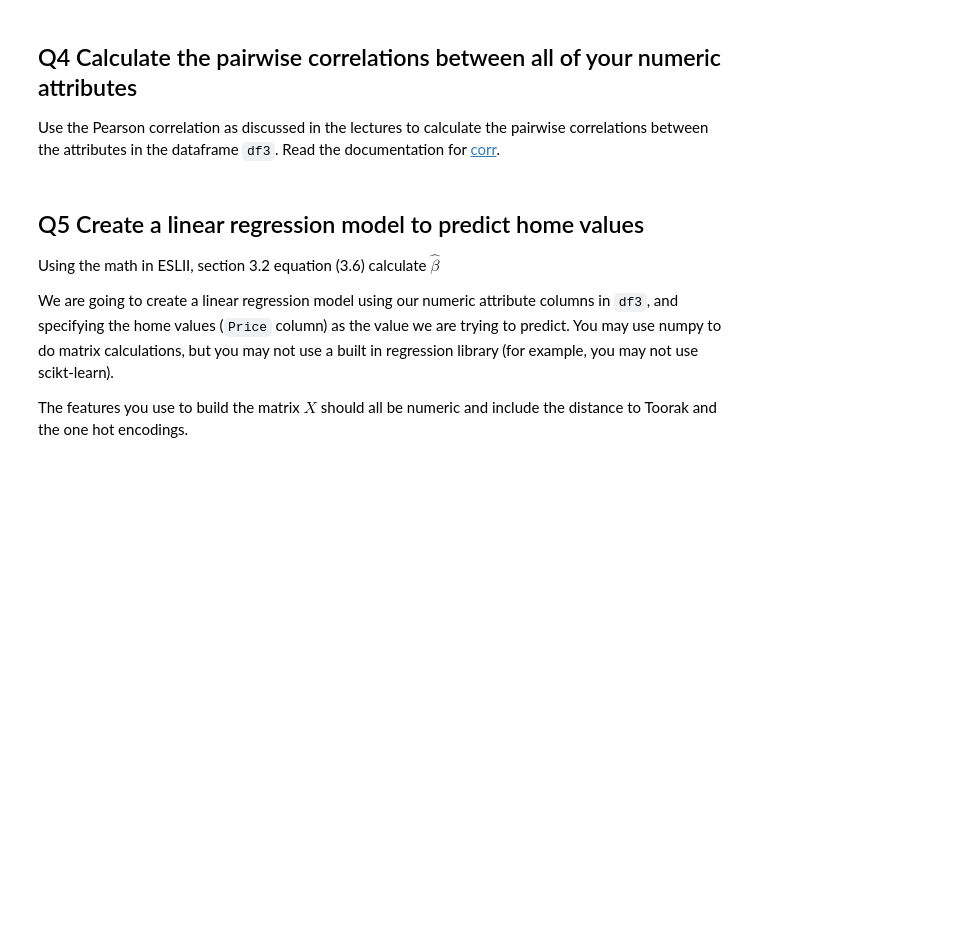
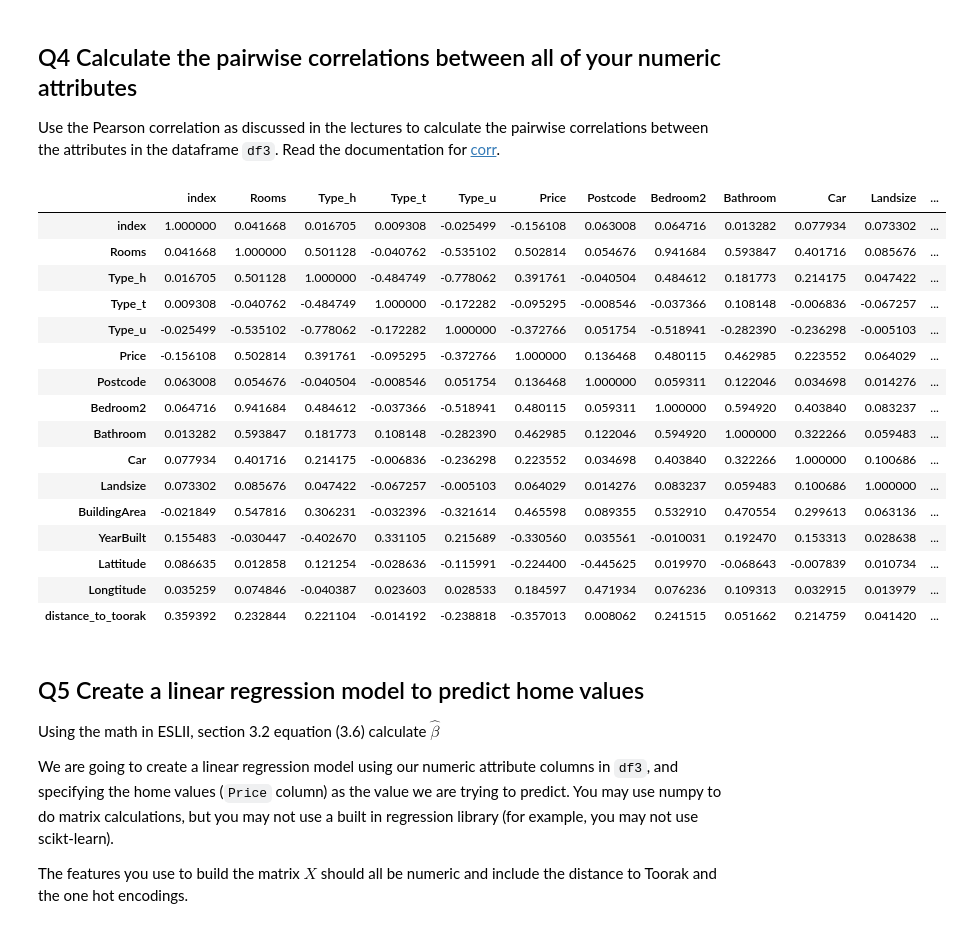
Before and after one commit to alex-chiu/CS329E-Data-Analytics, a Jupyter notebook: HW3/CS329E_HW3_Ella.ipynb, the cells around one changed output. Cells and saved outputs as stored; diff of their text form; code cells hidden in the pictures; blank space fills up the shorter version.

```diff
--- a/HW3/CS329E_HW3_Ella.ipynb
+++ b/HW3/CS329E_HW3_Ella.ipynb
@@ -47,12 +61,12 @@ haversine_distance(toorak_pt,[-37.68178,144.73779])
 # %% [output]
 30.244772513599806
 # %%
-# Step 2 : Add a new column to `df1` called 'distance_to_toorak' that uses the haversine_distance function
+# Step 2: Add a new column to `df1` called 'distance_to_toorak' that uses the haversine_distance function
 # to calculate the distance to Toorak for every row in our dataframe. Save the new dataframe as `df2`
-toorak_pt = np.array([-37.841820, 145.015986])
-df1["distance_to_toorak"]=haversine_distance(toorak_pt ,np.array([df1["Lattitude"],df1["Longtitude"]]))
+# toorak_pt = np.array([-37.841820, 145.015986])
+df2 = df1.assign(distance_to_toorak = haversine_distance(toorak_pt, np.array([df1["Lattitude"], df1["Longtitude"]])))
 
-df1
+df2
 # %% [output]
 |  | index | Suburb | Address | Rooms | Type | Price | Date | Postcode | Bedroom2 | Bathroom | Car | ... |
 | 0 | 1 | Abbotsford | 25 Bloomburg St | 2 | h | 1035000.0 | 4/02/2016 | 3067.0 | 2.0 | 1.0 | 0.0 | ... |
@@ -71,16 +85,14 @@ df1
 ## Q3 Create a one hot encoding for the categorical column 'Type'
 Modify the data frame `df2` such that it removes the column for `Type` and replaces it with the appropriate number of columns for a one-hot encoding of the column `Type` and save that dataframe as `df3` for use in a later problem. The pandas method [get_dummies](https://pandas.pydata.org/pandas-docs/stable/reference/api/pandas.get_dummies.html) will be very useful here.
 # %%
-df2 = df1.drop("Type",1)
-ind = df1.columns.get_loc("Type")
-ind
-ohe = pd.get_dummies(df1["Type"],prefix = "Type",columns="Type")
+df3 = df2.drop("Type",1)
+ind = df2.columns.get_loc("Type")
 
-"""
+ohe = pd.get_dummies(df2["Type"],prefix = "Type",columns="Type")
+
 
 for i in range(len(ohe.columns)):
-    df2.insert(ind+i,ohe.columns[i],ohe[i])
-    print(ohe[i])
-    #df3 = df2.insert(ind+i,str(i),ohe)
-df3"""
+    df3.insert(ind+i,ohe.columns[i],ohe[ohe.columns[i]])
+
+df3
 # %% [output]
@@ -88,6 +112,27 @@ KeyError: 0
 # %% [markdown]
 ## Q4 Calculate the pairwise correlations between all of your numeric attributes
 Use the Pearson correlation as discussed in the lectures to calculate the pairwise correlations between the attributes in the dataframe `df3`. Read the documentation for [corr](https://pandas.pydata.org/pandas-docs/stable/reference/api/pandas.DataFrame.corr.html).
+# %%
+pCorr = df3.corr(method="pearson")
+pCorr
+# %% [output]
+|  | index | Rooms | Type_h | Type_t | Type_u | Price | Postcode | Bedroom2 | Bathroom | Car | Landsize | ... |
+| index | 1.000000 | 0.041668 | 0.016705 | 0.009308 | -0.025499 | -0.156108 | 0.063008 | 0.064716 | 0.013282 | 0.077934 | 0.073302 | ... |
+| Rooms | 0.041668 | 1.000000 | 0.501128 | -0.040762 | -0.535102 | 0.502814 | 0.054676 | 0.941684 | 0.593847 | 0.401716 | 0.085676 | ... |
+| Type_h | 0.016705 | 0.501128 | 1.000000 | -0.484749 | -0.778062 | 0.391761 | -0.040504 | 0.484612 | 0.181773 | 0.214175 | 0.047422 | ... |
+| Type_t | 0.009308 | -0.040762 | -0.484749 | 1.000000 | -0.172282 | -0.095295 | -0.008546 | -0.037366 | 0.108148 | -0.006836 | -0.067257 | ... |
+| Type_u | -0.025499 | -0.535102 | -0.778062 | -0.172282 | 1.000000 | -0.372766 | 0.051754 | -0.518941 | -0.282390 | -0.236298 | -0.005103 | ... |
+| Price | -0.156108 | 0.502814 | 0.391761 | -0.095295 | -0.372766 | 1.000000 | 0.136468 | 0.480115 | 0.462985 | 0.223552 | 0.064029 | ... |
+| Postcode | 0.063008 | 0.054676 | -0.040504 | -0.008546 | 0.051754 | 0.136468 | 1.000000 | 0.059311 | 0.122046 | 0.034698 | 0.014276 | ... |
+| Bedroom2 | 0.064716 | 0.941684 | 0.484612 | -0.037366 | -0.518941 | 0.480115 | 0.059311 | 1.000000 | 0.594920 | 0.403840 | 0.083237 | ... |
+| Bathroom | 0.013282 | 0.593847 | 0.181773 | 0.108148 | -0.282390 | 0.462985 | 0.122046 | 0.594920 | 1.000000 | 0.322266 | 0.059483 | ... |
+| Car | 0.077934 | 0.401716 | 0.214175 | -0.006836 | -0.236298 | 0.223552 | 0.034698 | 0.403840 | 0.322266 | 1.000000 | 0.100686 | ... |
+| Landsize | 0.073302 | 0.085676 | 0.047422 | -0.067257 | -0.005103 | 0.064029 | 0.014276 | 0.083237 | 0.059483 | 0.100686 | 1.000000 | ... |
+| BuildingArea | -0.021849 | 0.547816 | 0.306231 | -0.032396 | -0.321614 | 0.465598 | 0.089355 | 0.532910 | 0.470554 | 0.299613 | 0.063136 | ... |
+| YearBuilt | 0.155483 | -0.030447 | -0.402670 | 0.331105 | 0.215689 | -0.330560 | 0.035561 | -0.010031 | 0.192470 | 0.153313 | 0.028638 | ... |
+| Lattitude | 0.086635 | 0.012858 | 0.121254 | -0.028636 | -0.115991 | -0.224400 | -0.445625 | 0.019970 | -0.068643 | -0.007839 | 0.010734 | ... |
+| Longtitude | 0.035259 | 0.074846 | -0.040387 | 0.023603 | 0.028533 | 0.184597 | 0.471934 | 0.076236 | 0.109313 | 0.032915 | 0.013979 | ... |
+| distance_to_toorak | 0.359392 | 0.232844 | 0.221104 | -0.014192 | -0.238818 | -0.357013 | 0.008062 | 0.241515 | 0.051662 | 0.214759 | 0.041420 | ... |
 # %% [markdown]
 ## Q5 Create a linear regression model to predict home values
 Using the math in ESLII, section 3.2 equation (3.6) calculate $\hat{\beta}$
```
Also changed, not shown: parts of 8 cells of this notebook, 1 other file.
